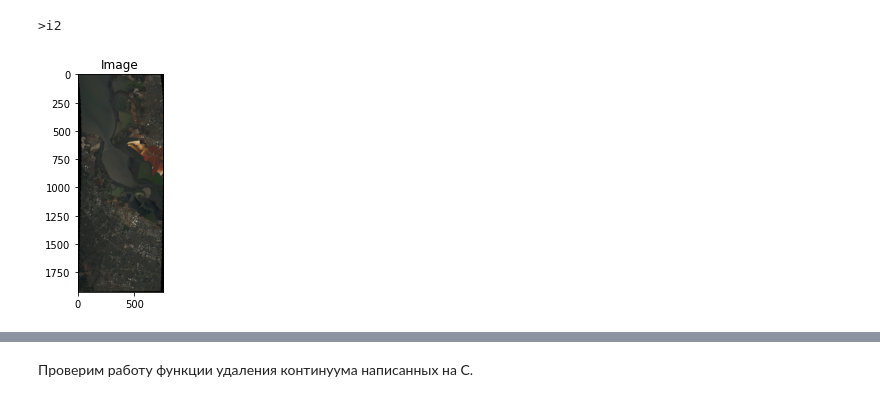
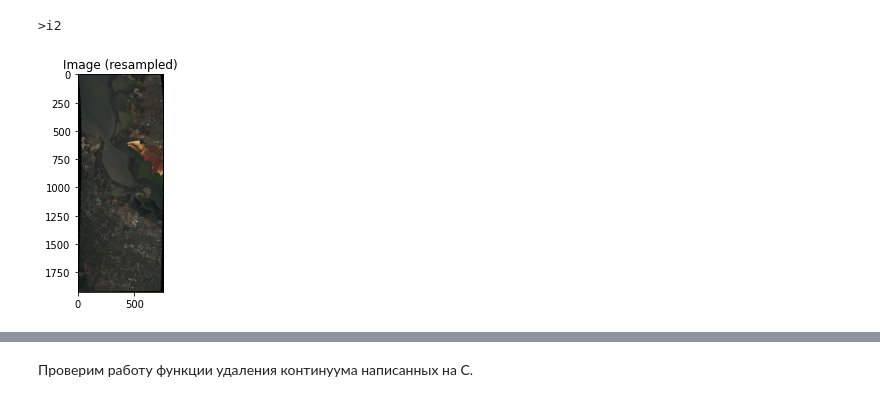
Before and after one commit to kormang/hyperspectralplayground, a Jupyter notebook: hyperspectral.ipynb, the cells around one changed output, grey strips where cells are left out. Drawn from its saved outputs; the diff is of its cells as text; code cells hidden in the pictures.

Commit message:
Use wavelengths instead of indices

```diff
--- a/hyperspectral.ipynb
+++ b/hyperspectral.ipynb
@@ -36,3 +36,9 @@ print(img)
         Interleave:        BIP
         Quantization:  16 bits
         Data format:     int16
+# %%
+wavelengths_original = np.array(img.bands.centers)
+print('Число каналов: ', len(wavelengths_original))
+print('Минимальная длина волн: ', min(wavelengths_original))
+print('Максимальная длина волн: ', max(wavelengths_original))
+pylab.plot(wavelengths_original)
@@ -38,0 +73,3 @@ print(img)
+# %%
+wavelengths_sorted = np.sort(wavelengths_original)
+pylab.plot(wavelengths_sorted)
@@ -38,0 +79,4 @@ print(img)
+# %%
+some_signature = img[1220, 496].astype(float)
+resampler = BandResampler(wavelengths_original, wavelengths_sorted, img.bands.bandwidths)
+some_signature_resampled = resampler(some_signature)
@@ -45,3 +137,9 @@ data[data <= 0] = 1
 print(data.dtype)
 # %% [output]
 >i2
+# %%
+img_width = data.shape[0]
+img_height = data.shape[1]
+img_depth = data.shape[2]
+data = np.dot(data.reshape(img_width*img_height, img_depth), resampler.matrix.T)
+data = data.reshape(img_width, img_height, img_depth)
@@ -48,4 +148,4 @@ print(data.dtype)
 # %%
-view = imshow(data, (29, 20, 12), title="Image")
+view = imshow(data, (29, 20, 12), title="Image (resampled)")
 # %% [output]
-[figure, old version]
+[figure, new version]
```
Also changed, not shown: parts of 36 cells of this notebook, 6 other files.
